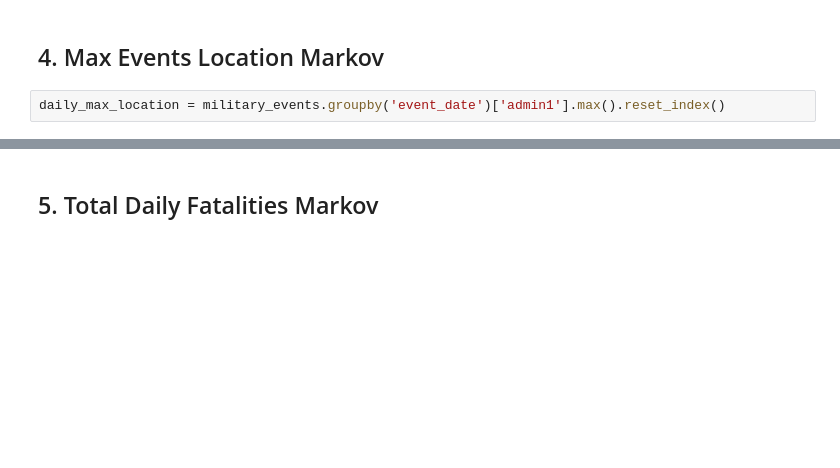
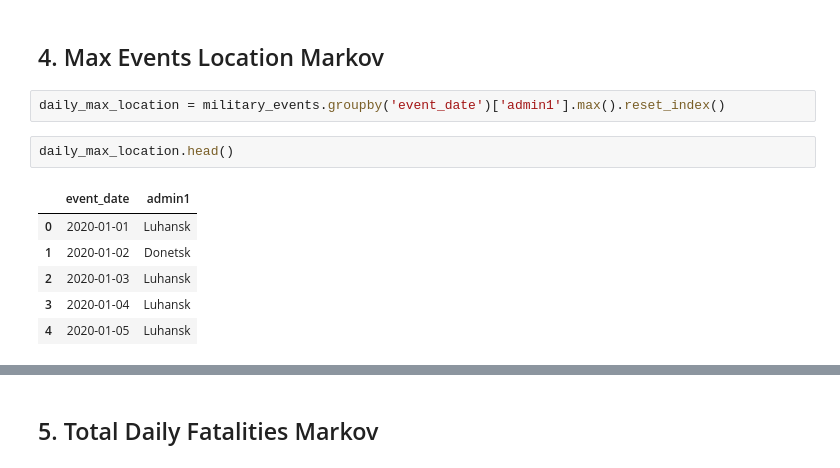
Before and after one commit to maggiecrowner/DS5030-Project1, a Jupyter notebook: ukraine_markov.ipynb, the cells around one changed output, grey strips where cells are left out. Cells and saved outputs as stored; diff of their text form; blank space fills up the shorter version.

```diff
--- a/ukraine_markov.ipynb
+++ b/ukraine_markov.ipynb
@@ -150,3 +150,12 @@ class MarkovChain:
 ## 4. Max Events Location Markov
 # %%
 daily_max_location = military_events.groupby('event_date')['admin1'].max().reset_index()
+# %%
+daily_max_location.head()
+# %% [output]
+|  | event_date | admin1 |
+| 0 | 2020-01-01 | Luhansk |
+| 1 | 2020-01-02 | Donetsk |
+| 2 | 2020-01-03 | Luhansk |
+| 3 | 2020-01-04 | Luhansk |
+| 4 | 2020-01-05 | Luhansk |
```
Also changed, not shown: parts of 5 cells of this notebook.
